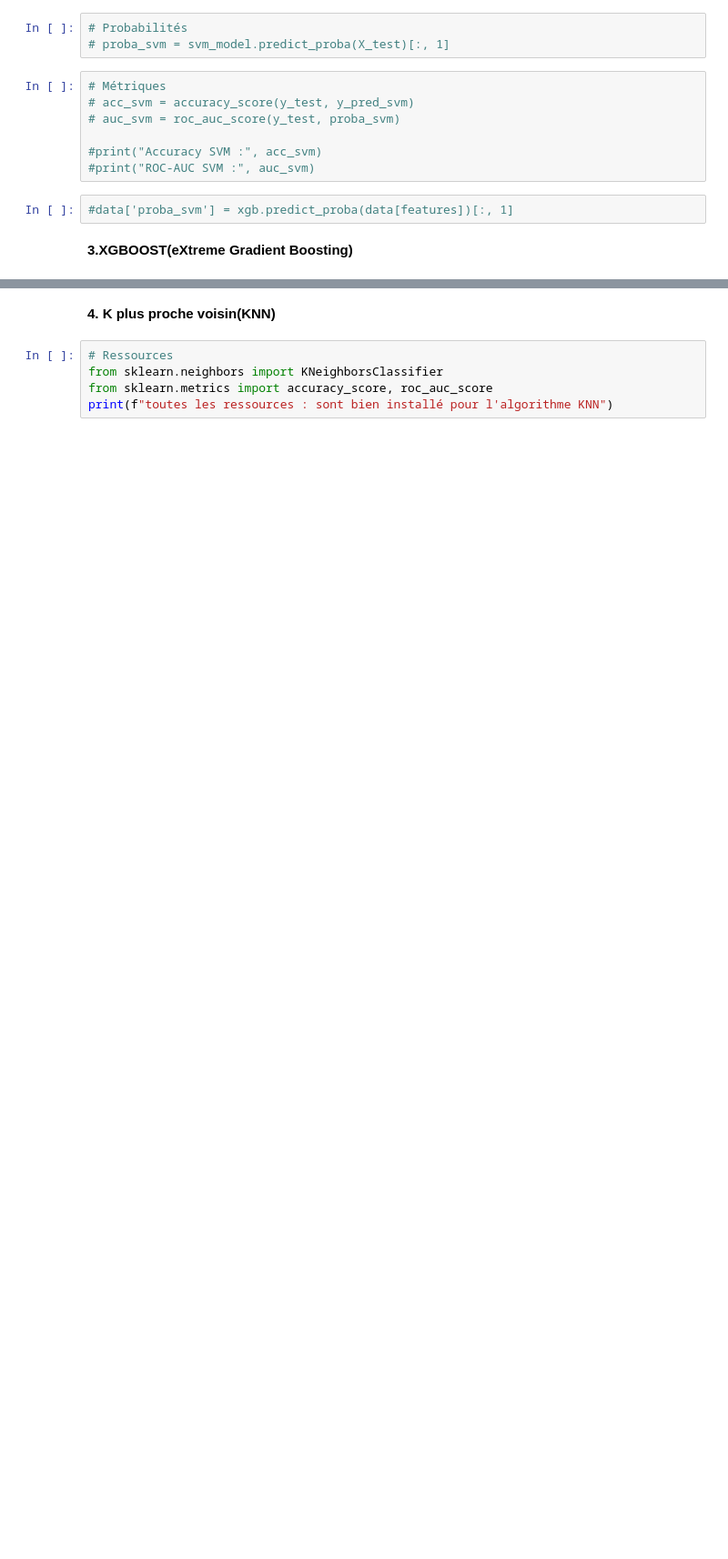
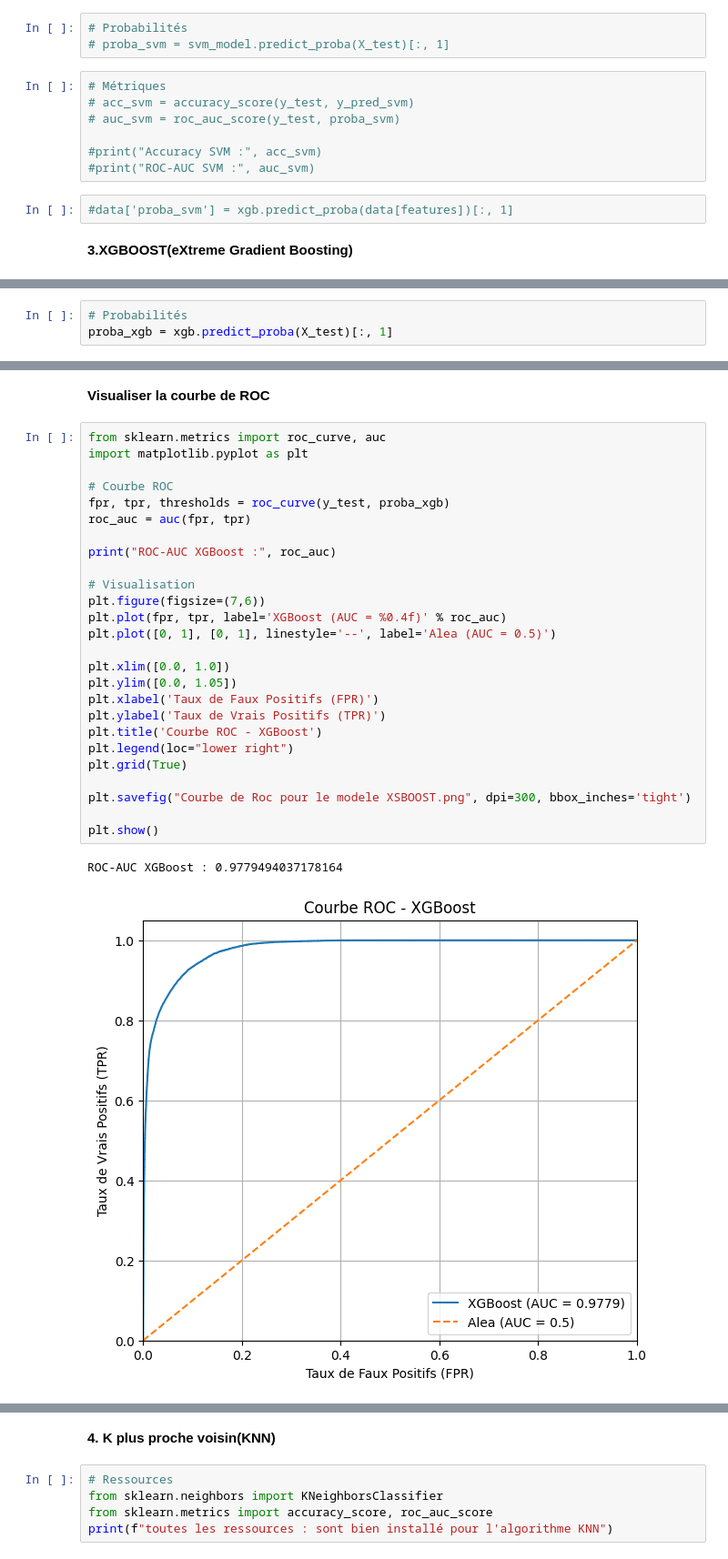
Before and after one commit to Beni25-mak/Travail_memoire_beni_nzimba, a Jupyter notebook: Analysis_29112025_ok.ipynb, the cells around one changed output, grey strips where cells are left out. Shown at 91% size. Drawn from its saved outputs; the diff is of its cells as text; blank space fills up the shorter version.

```diff
--- a/Analysis_29112025_ok.ipynb
+++ b/Analysis_29112025_ok.ipynb
@@ -914,0 +1012,3 @@ data['proba_xgb'] = xgb.predict_proba(data[features])[:, 1]
+# %%
+# Probabilités
+proba_xgb = xgb.predict_proba(X_test)[:, 1]
@@ -914,0 +1029,31 @@ data['proba_xgb'] = xgb.predict_proba(data[features])[:, 1]
+# %% [markdown]
+**Visualiser la courbe de ROC**
+# %%
+from sklearn.metrics import roc_curve, auc
+import matplotlib.pyplot as plt
+
+# Courbe ROC
+fpr, tpr, thresholds = roc_curve(y_test, proba_xgb)
+roc_auc = auc(fpr, tpr)
+
+print("ROC-AUC XGBoost :", roc_auc)
+
+# Visualisation
+plt.figure(figsize=(7,6))
+plt.plot(fpr, tpr, label='XGBoost (AUC = %0.4f)' % roc_auc)
+plt.plot([0, 1], [0, 1], linestyle='--', label='Alea (AUC = 0.5)')
+
+plt.xlim([0.0, 1.0])
+plt.ylim([0.0, 1.05])
+plt.xlabel('Taux de Faux Positifs (FPR)')
+plt.ylabel('Taux de Vrais Positifs (TPR)')
+plt.title('Courbe ROC - XGBoost')
+plt.legend(loc="lower right")
+plt.grid(True)
+
+plt.savefig("Courbe de Roc pour le modele XSBOOST.png", dpi=300, bbox_inches='tight')
+
+plt.show()
+# %% [output]
+ROC-AUC XGBoost : 0.9779494037178164
+[figure, added]
```
Also changed, not shown: parts of 40 cells of this notebook.
